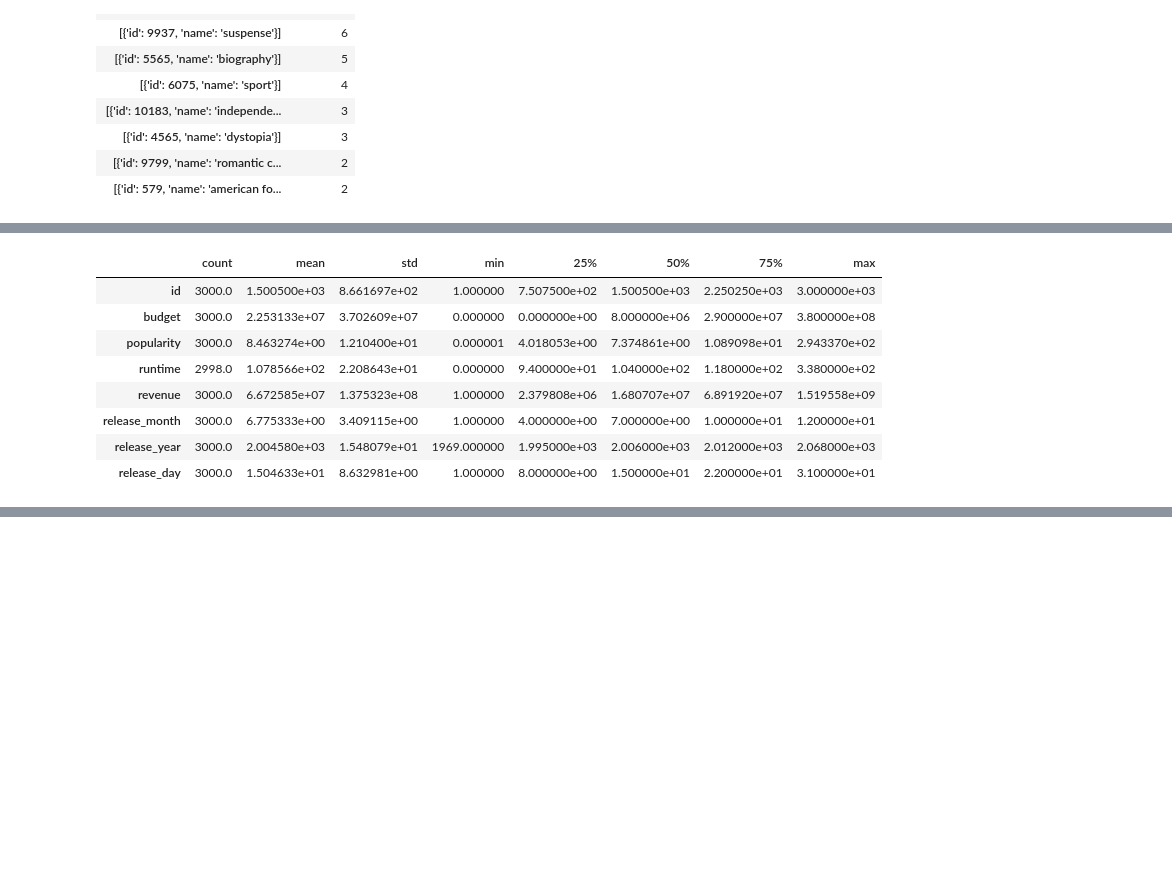
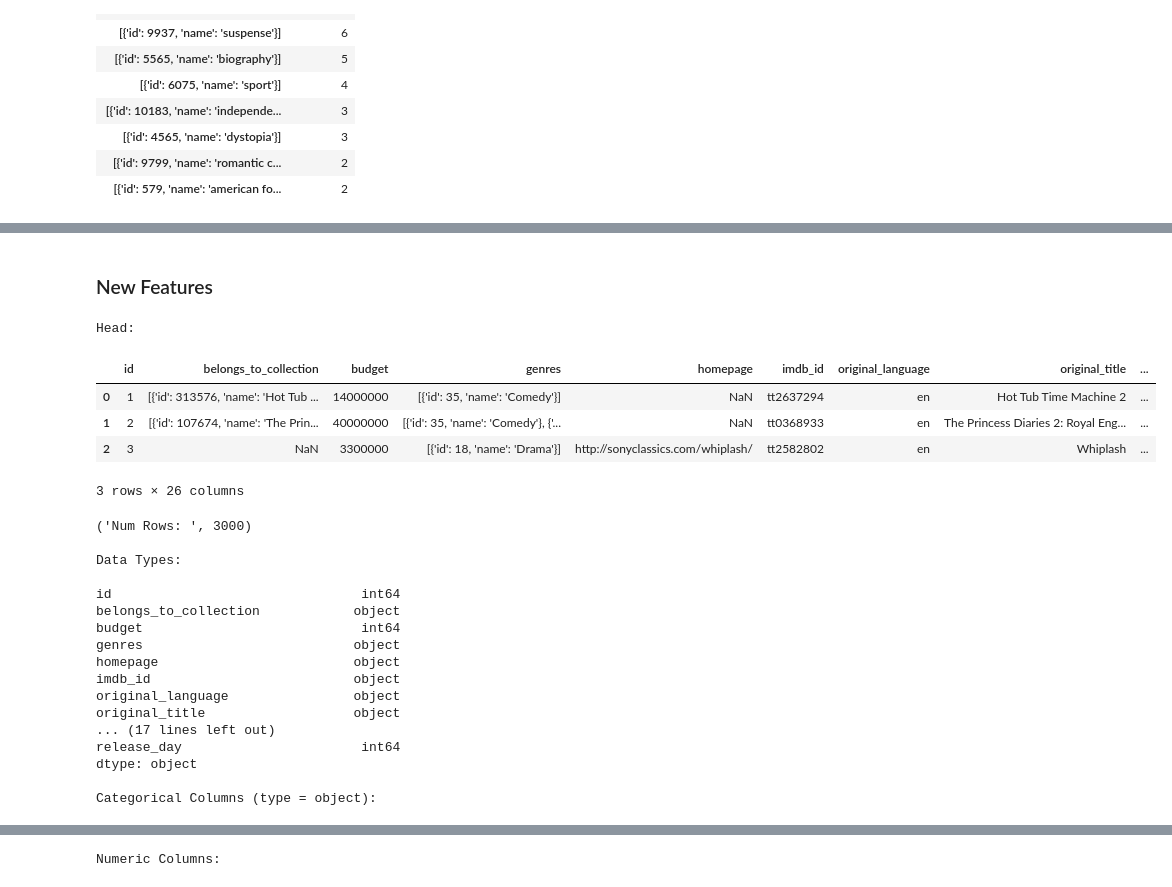
Before and after one commit to b-mv/rentalcats_boxoffice, a Jupyter notebook: boxoffice.ipynb, the cells around one changed output, grey strips where cells are left out. Drawn from its saved outputs; the diff is of its cells as text; code cells hidden in the pictures; blank space fills up the shorter version.

Commit message:
added function describe_data

```diff
--- a/boxoffice.ipynb
+++ b/boxoffice.ipynb
@@ -70,0 +4,39 @@ dtype: int64
+# %%
+### Function to provide an overview of a dataframe
+
+def describe_data(df, head = 5):
+
+    # df   = pandas datframe
+    # head = no of rows to display in head
+
+    pd.options.display.float_format = "{:.2f}".format
+
+    # head
+    print('Head:')
+    display(df.head(head))
+    print('')
+
+    # num rows
+    print('Num Rows: ', df.index.size)
+    print('')
+
+    # data types
+    print('Data Types:')
+    print('')
+    print(df.dtypes)
+    print('')
+
+    # describe columns
+    print('Categorical Columns (type = object):')
+    display(df.select_dtypes('object').describe().T.round(2))
+    print('')
+    print('Numeric Columns:')
+    display(df.describe().T.round(2))
+    print('')
+
+    # missing values - counts missing values by column
+    print('Missing Values: ')
+    print('')
+    n_nulls = df.isnull().sum()
+    mask = n_nulls > 0
+    print(n_nulls[mask])
@@ -159,19 +198,38 @@ pd.DataFrame(train['Keywords'].value_counts()).head(10)
+# %% [markdown]
+### New Features
 # %%
-# split release date into year, month, day columns
+### Split release date into year, month, day columns
 
 # convert data type to pandas 'datetime'
 train['release_date'] = pd.to_datetime(train['release_date'])
 
+# get year, month day
 train['release_year'] = train['release_date'].dt.year
 train['release_month'] = train['release_date'].dt.month
 train['release_day'] = train['release_date'].dt.day
+
+describe_data(train, head = 3)
 # %% [output]
+Head:
-|  | count | mean | std | min | 25% | 50% | 75% | max |
-| id | 3000.0 | 1.500500e+03 | 8.661697e+02 | 1.000000 | 7.507500e+02 | 1.500500e+03 | 2.250250e+03 | 3.000000e+03 |
-| budget | 3000.0 | 2.253133e+07 | 3.702609e+07 | 0.000000 | 0.000000e+00 | 8.000000e+06 | 2.900000e+07 | 3.800000e+08 |
-| popularity | 3000.0 | 8.463274e+00 | 1.210400e+01 | 0.000001 | 4.018053e+00 | 7.374861e+00 | 1.089098e+01 | 2.943370e+02 |
-| runtime | 2998.0 | 1.078566e+02 | 2.208643e+01 | 0.000000 | 9.400000e+01 | 1.040000e+02 | 1.180000e+02 | 3.380000e+02 |
-| revenue | 3000.0 | 6.672585e+07 | 1.375323e+08 | 1.000000 | 2.379808e+06 | 1.680707e+07 | 6.891920e+07 | 1.519558e+09 |
-| release_month | 3000.0 | 6.775333e+00 | 3.409115e+00 | 1.000000 | 4.000000e+00 | 7.000000e+00 | 1.000000e+01 | 1.200000e+01 |
-| release_year | 3000.0 | 2.004580e+03 | 1.548079e+01 | 1969.000000 | 1.995000e+03 | 2.006000e+03 | 2.012000e+03 | 2.068000e+03 |
-| release_day | 3000.0 | 1.504633e+01 | 8.632981e+00 | 1.000000 | 8.000000e+00 | 1.500000e+01 | 2.200000e+01 | 3.100000e+01 |
+|  | id | belongs_to_collection | budget | genres | homepage | imdb_id | original_language | original_title | ... |
+| 0 | 1 | [{'id': 313576, 'name': 'Hot Tub ... | 14000000 | [{'id': 35, 'name': 'Comedy'}] | NaN | tt2637294 | en | Hot Tub Time Machine 2 | ... |
+| 1 | 2 | [{'id': 107674, 'name': 'The Prin... | 40000000 | [{'id': 35, 'name': 'Comedy'}, {'... | NaN | tt0368933 | en | The Princess Diaries 2: Royal Eng... | ... |
+| 2 | 3 | NaN | 3300000 | [{'id': 18, 'name': 'Drama'}] | http://sonyclassics.com/whiplash/ | tt2582802 | en | Whiplash | ... |
+3 rows × 26 columns
+('Num Rows: ', 3000)
+
+Data Types:
+
+id                                int64
+belongs_to_collection            object
+budget                            int64
+genres                           object
+homepage                         object
+imdb_id                          object
+original_language                object
+original_title                   object
+... (17 lines left out)
+release_day                       int64
+dtype: object
+
+Categorical Columns (type = object):
@@ -177,0 +254 @@ train['release_day'] = train['release_date'].dt.day
+Numeric Columns:
```
Also changed, not shown: parts of 7 cells of this notebook.
